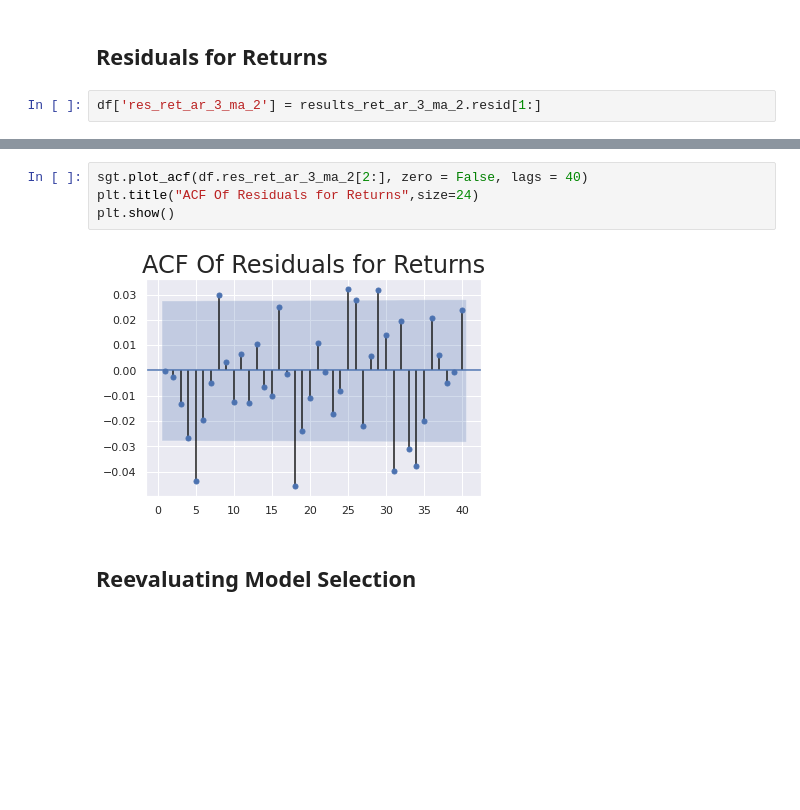
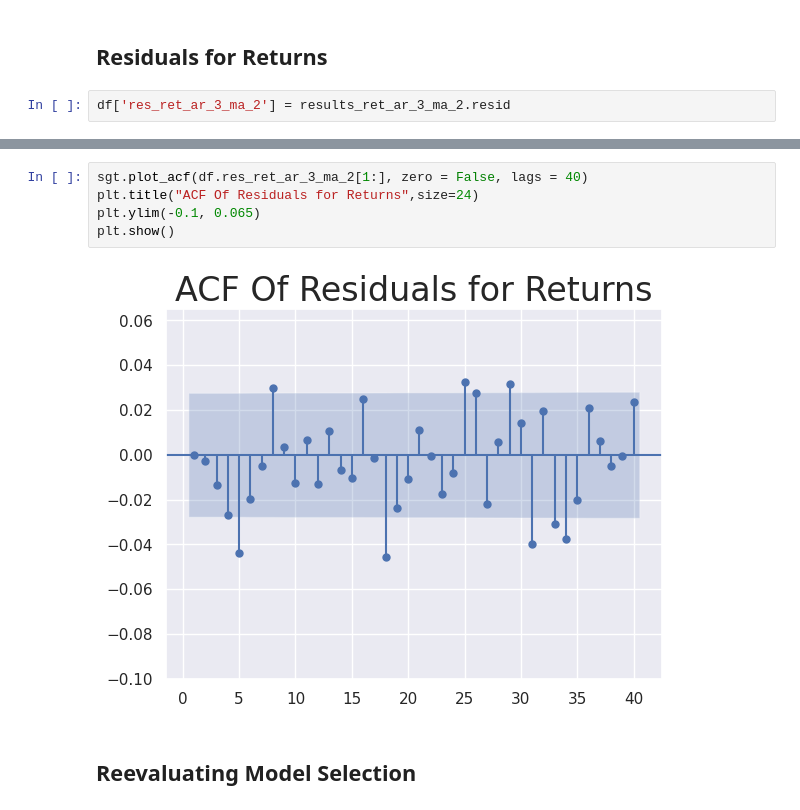
Before and after one commit to davidsosaolea/curso-series-temporales, a Jupyter notebook: 7. ARMA autorregresivos de medias moviles/Python/9_ARMA_.ipynb, the cells around one changed output, grey strips where cells are left out. Cells and saved outputs as stored; diff of their text form; blank space fills up the shorter version.

```diff
--- a/7. ARMA autorregresivos de medias moviles/Python/9_ARMA_.ipynb
+++ b/7. ARMA autorregresivos de medias moviles/Python/9_ARMA_.ipynb
@@ -286,7 +288,7 @@ print("\n ARMA(1,3): \tLL = ", results_ret_ar_1_ma_3.llf, "\tAIC = ", results_re
 # %% [markdown]
 ## Residuals for Returns
 # %%
-df['res_ret_ar_3_ma_2'] = results_ret_ar_3_ma_2.resid[1:]
+df['res_ret_ar_3_ma_2'] = results_ret_ar_3_ma_2.resid
 # %%
 df.res_ret_ar_3_ma_2.plot(figsize = (20,5))
 plt.title("Residuals of Returns", size=24)
@@ -294,11 +296,12 @@ plt.show()
 # %% [output]
 [figure]
 # %%
-sgt.plot_acf(df.res_ret_ar_3_ma_2[2:], zero = False, lags = 40)
+sgt.plot_acf(df.res_ret_ar_3_ma_2[1:], zero = False, lags = 40)
 plt.title("ACF Of Residuals for Returns",size=24)
+plt.ylim(-0.1, 0.065)
 plt.show()
 # %% [output]
-[figure, old version]
+[figure, new version]
 # %% [markdown]
 ## Reevaluating Model Selection
 # %%
```
Also changed, not shown: parts of 22 cells of this notebook, 1 other file.
